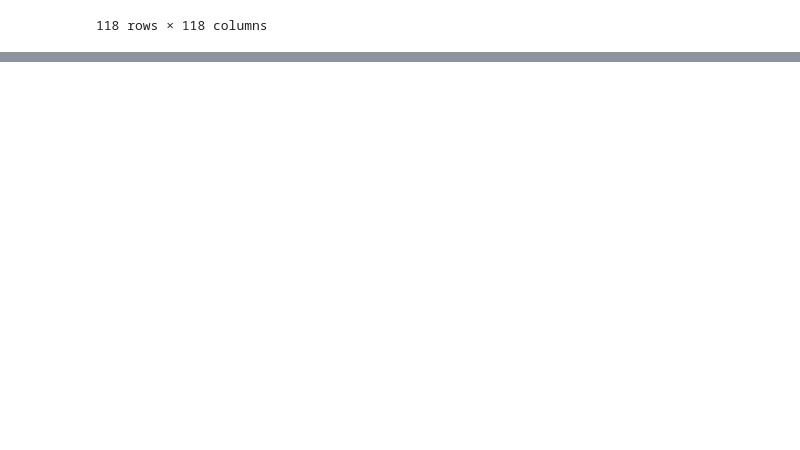
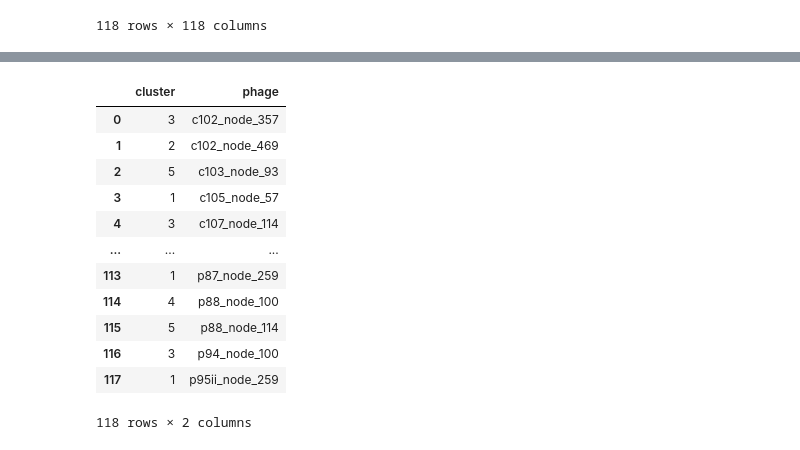
Before and after one commit to icemduru/Parkinson_Disease_Gut_Microbiota_Phage_Plasmid_Diversity_ML, a Jupyter notebook: Data_Visualizations/Crass-like_phages_percent_heatmap.ipynb, the cells around one changed output, grey strips where cells are left out. Saved outputs shown, nothing was run; the diff lists cells and outputs as text; code cells hidden in the pictures; blank space fills up the shorter version.

```diff
--- a/Data_Visualizations/Crass-like_phages_percent_heatmap.ipynb
+++ b/Data_Visualizations/Crass-like_phages_percent_heatmap.ipynb
@@ -274,0 +215,22 @@ g.savefig("heatmap.svg")
+# %%
+from scipy.cluster.hierarchy import fcluster
+num_clusters = 4
+clusters = fcluster(linkage_matrix, num_clusters, criterion='maxclust')
+# %%
+cluster_df = pd.DataFrame({'cluster': clusters, 'phage': result_df.index})
+# %%
+cluster_df
+# %% [output]
+|  | cluster | phage |
+| 0 | 3 | c102_node_357 |
+| 1 | 2 | c102_node_469 |
+| 2 | 5 | c103_node_93 |
+| 3 | 1 | c105_node_57 |
+| 4 | 3 | c107_node_114 |
+| ... | ... | ... |
+| 113 | 1 | p87_node_259 |
+| 114 | 4 | p88_node_100 |
+| 115 | 5 | p88_node_114 |
+| 116 | 3 | p94_node_100 |
+| 117 | 1 | p95ii_node_259 |
+118 rows × 2 columns
```
Also changed, not shown: parts of 8 cells of this notebook.
